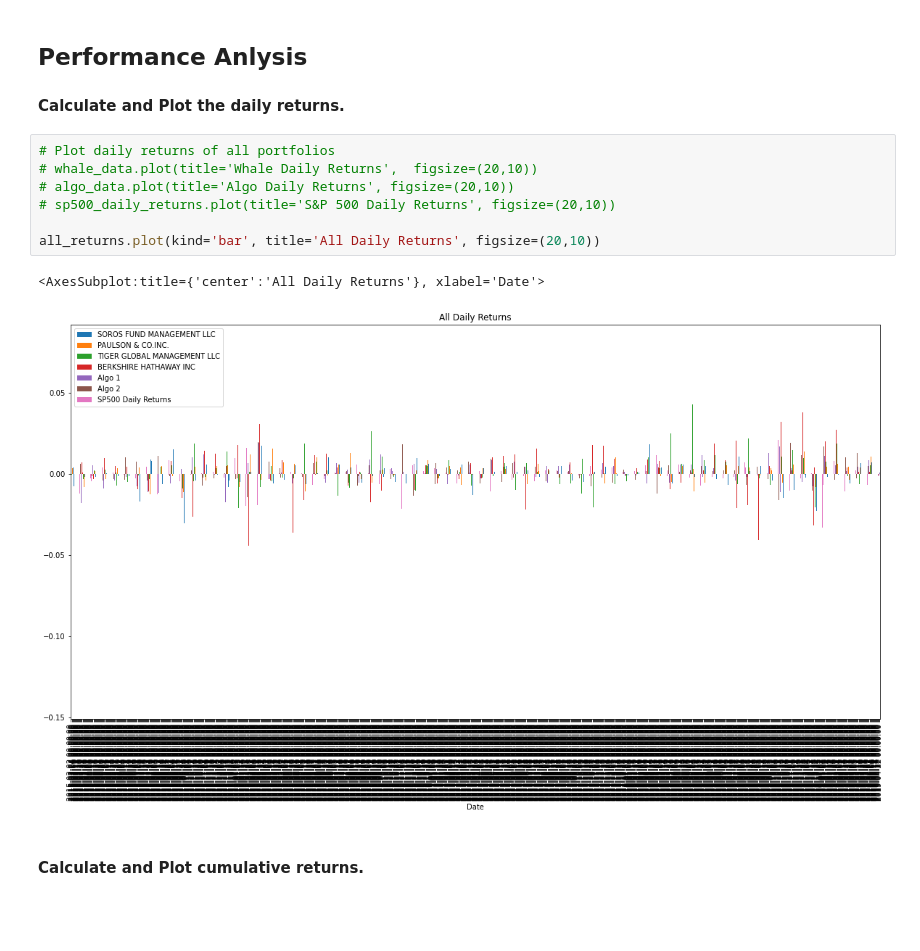
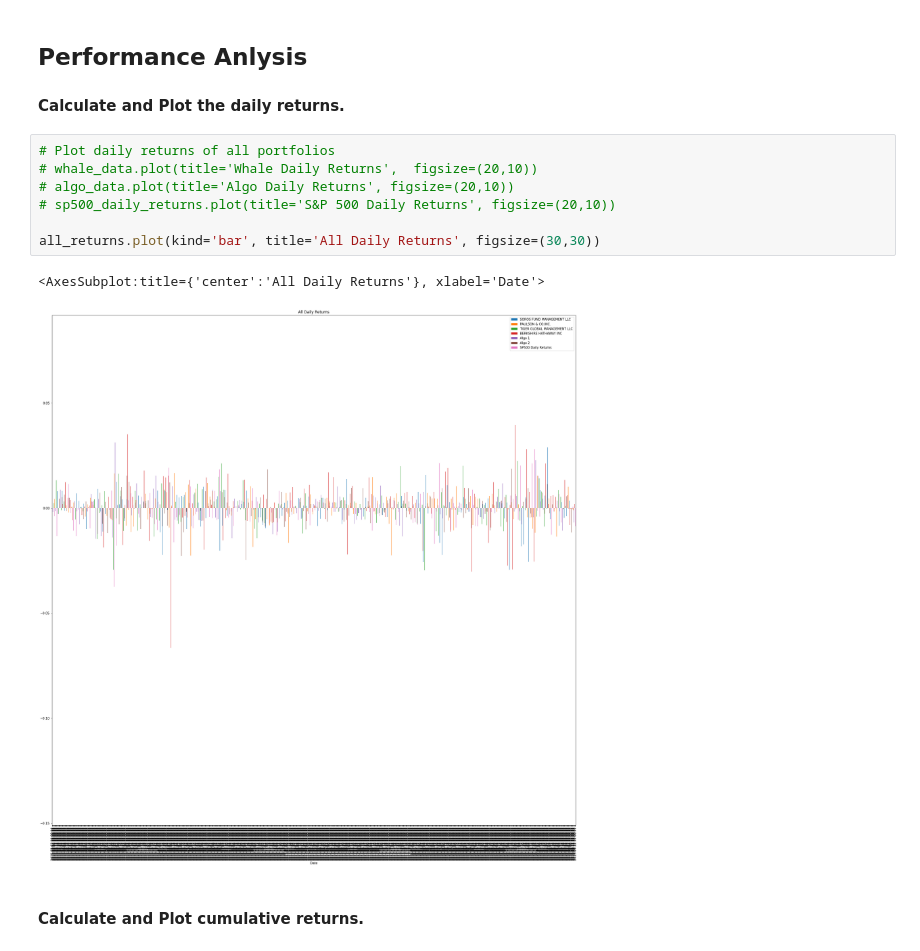
Before and after one commit to Avrpatel/Homework-3-Pandas, a Jupyter notebook: Starter_Code/whale_analysis.ipynb, the cells around one changed output. Cells and saved outputs as stored; diff of their text form; blank space fills up the shorter version.

```diff
--- a/Starter_Code/whale_analysis.ipynb
+++ b/Starter_Code/whale_analysis.ipynb
@@ -202,13 +202,13 @@ In this section, you will calculate and visualize performance and risk metrics f
 # %%
 # Plot daily returns of all portfolios
 # whale_data.plot(title='Whale Daily Returns',  figsize=(20,10))
 # algo_data.plot(title='Algo Daily Returns', figsize=(20,10))
 # sp500_daily_returns.plot(title='S&P 500 Daily Returns', figsize=(20,10))
 
-all_returns.plot(kind='bar', title='All Daily Returns', figsize=(20,10))
+all_returns.plot(kind='bar', title='All Daily Returns', figsize=(30,30))
 # %% [output]
 <AxesSubplot:title={'center':'All Daily Returns'}, xlabel='Date'>
-[figure, old version]
+[figure, new version]
 # %% [markdown]
 #### Calculate and Plot cumulative returns.
 # %%
```
Also changed, not shown: parts of 3 cells of this notebook.
